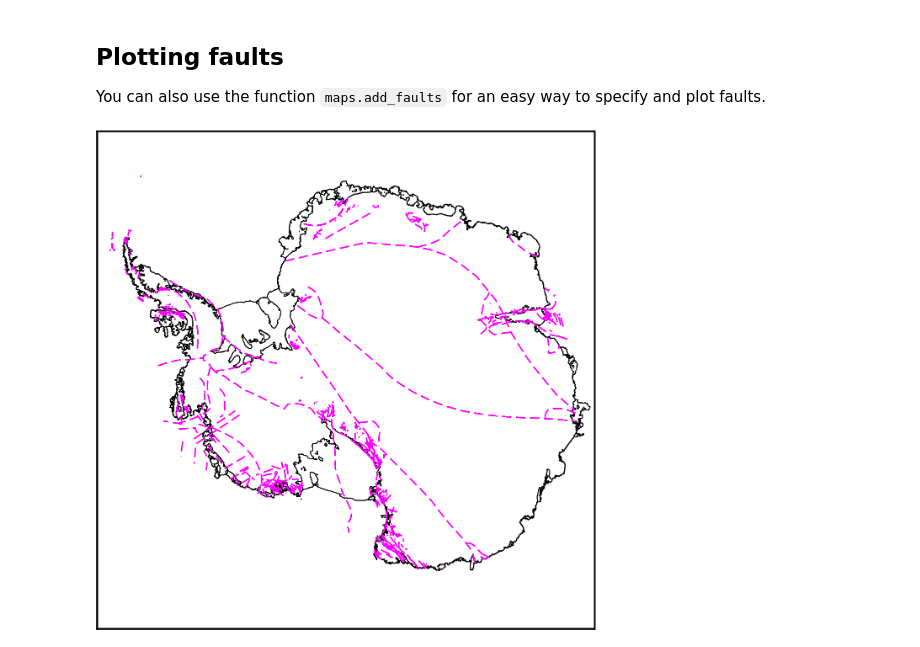
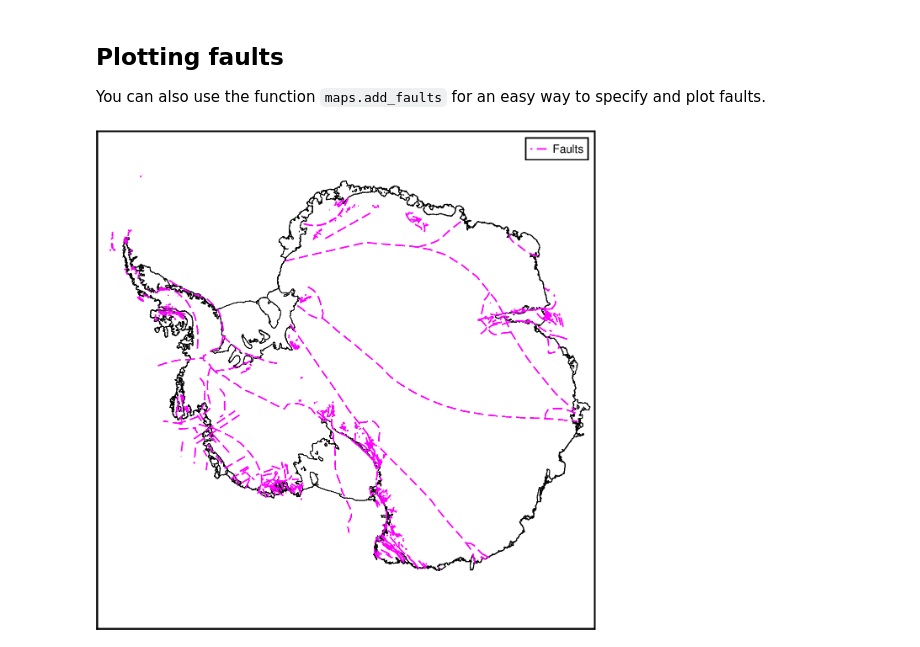
Before and after one commit to mdtanker/polartoolkit, a Jupyter notebook: docs/datasets/antarctica/geology.ipynb, the cells around one changed output. Saved outputs shown, nothing was run; the diff lists cells and outputs as text; code cells hidden in the pictures.

```diff
--- a/docs/datasets/antarctica/geology.ipynb
+++ b/docs/datasets/antarctica/geology.ipynb
@@ -84,18 +58,16 @@ You can also use the function `maps.add_faults` for an easy way to specify and p
 # %%
 fig = maps.basemap(
     region=regions.antarctica,
     hemisphere="south",
     coast=True,
 )
 
 # with defaults
-maps.add_faults(
-    fig=fig,
-)
+fig.add_faults()
 
 fig.show(dpi=200)
 # %% [output]
-[figure, old version]
+[figure, new version]
 # %%
 fig = maps.basemap(
     region=regions.antarctica,
```
Also changed, not shown: parts of 5 cells of this notebook, 29 other files.
